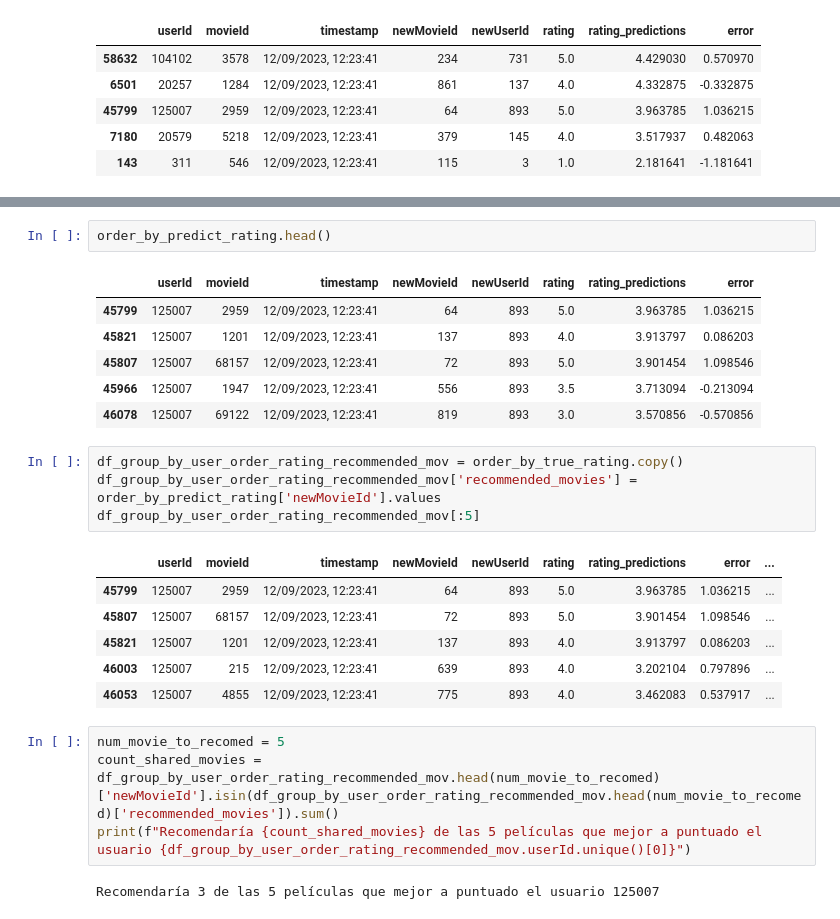
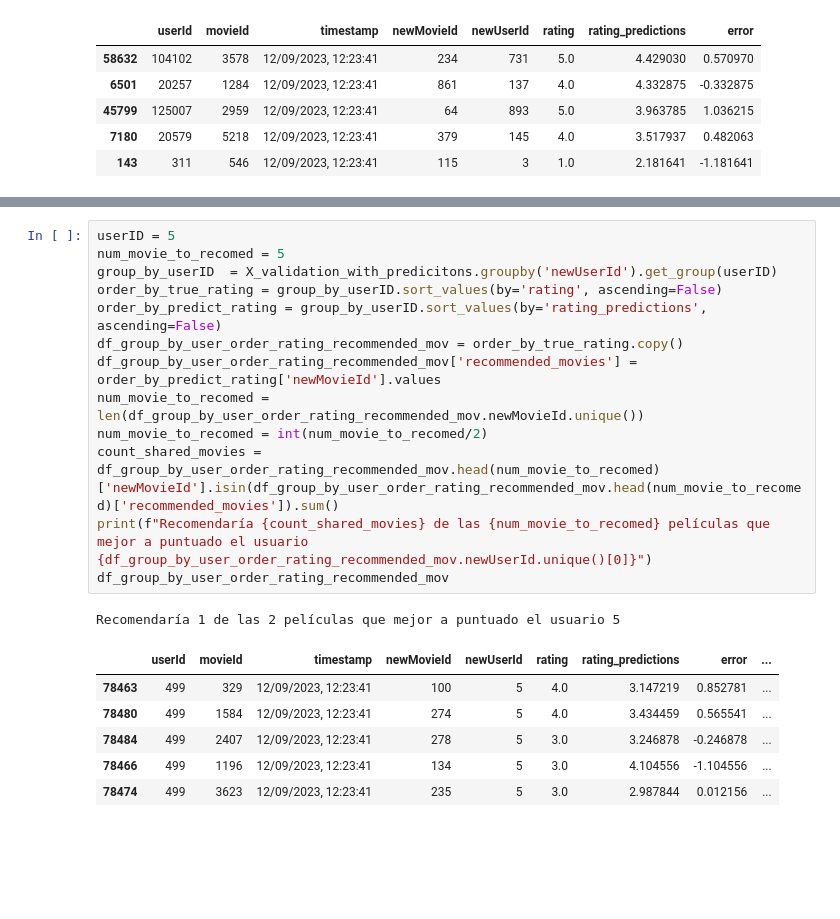
Before and after one commit to Jaime44/WorkSpace, a Jupyter notebook: Notebooks/movie-recommender-systems-using-neural-network.ipynb, the cells around one changed output, grey strips where cells are left out. Drawn from its saved outputs; the diff is of its cells as text; blank space fills up the shorter version.

Commit message:
validations

```diff
--- a/Notebooks/movie-recommender-systems-using-neural-network.ipynb
+++ b/Notebooks/movie-recommender-systems-using-neural-network.ipynb
@@ -736,26 +719,21 @@ order_by_true_rating.head()
-# %%
-order_by_predict_rating.head()
-# %% [output]
-|  | userId | movieId | timestamp | newMovieId | newUserId | rating | rating_predictions | error |
-| 45799 | 125007 | 2959 | 12/09/2023, 12:23:41 | 64 | 893 | 5.0 | 3.963785 | 1.036215 |
-| 45821 | 125007 | 1201 | 12/09/2023, 12:23:41 | 137 | 893 | 4.0 | 3.913797 | 0.086203 |
-| 45807 | 125007 | 68157 | 12/09/2023, 12:23:41 | 72 | 893 | 5.0 | 3.901454 | 1.098546 |
-| 45966 | 125007 | 1947 | 12/09/2023, 12:23:41 | 556 | 893 | 3.5 | 3.713094 | -0.213094 |
-| 46078 | 125007 | 69122 | 12/09/2023, 12:23:41 | 819 | 893 | 3.0 | 3.570856 | -0.570856 |
-# %%
-df_group_by_user_order_rating_recommended_mov = order_by_true_rating.copy()
-df_group_by_user_order_rating_recommended_mov['recommended_movies'] = order_by_predict_rating['newMovieId'].values
-df_group_by_user_order_rating_recommended_mov[:5]
-# %% [output]
-|  | userId | movieId | timestamp | newMovieId | newUserId | rating | rating_predictions | error | ... |
-| 45799 | 125007 | 2959 | 12/09/2023, 12:23:41 | 64 | 893 | 5.0 | 3.963785 | 1.036215 | ... |
-| 45807 | 125007 | 68157 | 12/09/2023, 12:23:41 | 72 | 893 | 5.0 | 3.901454 | 1.098546 | ... |
-| 45821 | 125007 | 1201 | 12/09/2023, 12:23:41 | 137 | 893 | 4.0 | 3.913797 | 0.086203 | ... |
-| 46003 | 125007 | 215 | 12/09/2023, 12:23:41 | 639 | 893 | 4.0 | 3.202104 | 0.797896 | ... |
-| 46053 | 125007 | 4855 | 12/09/2023, 12:23:41 | 775 | 893 | 4.0 | 3.462083 | 0.537917 | ... |
 # %%
+userID = 5
 num_movie_to_recomed = 5
+group_by_userID  = X_validation_with_predicitons.groupby('newUserId').get_group(userID)
+order_by_true_rating = group_by_userID.sort_values(by='rating', ascending=False)
+order_by_predict_rating = group_by_userID.sort_values(by='rating_predictions', ascending=False)
+df_group_by_user_order_rating_recommended_mov = order_by_true_rating.copy()
+df_group_by_user_order_rating_recommended_mov['recommended_movies'] = order_by_predict_rating['newMovieId'].values
+num_movie_to_recomed = len(df_group_by_user_order_rating_recommended_mov.newMovieId.unique())
+num_movie_to_recomed = int(num_movie_to_recomed/2)
 count_shared_movies = df_group_by_user_order_rating_recommended_mov.head(num_movie_to_recomed)['newMovieId'].isin(df_group_by_user_order_rating_recommended_mov.head(num_movie_to_recomed)['recommended_movies']).sum()
-print(f"Recomendaría {count_shared_movies} de las 5 películas que mejor a puntuado el usuario {df_group_by_user_order_rating_recommended_mov.userId.unique()[0]}")
+print(f"Recomendaría {count_shared_movies} de las {num_movie_to_recomed} películas que mejor a puntuado el usuario {df_group_by_user_order_rating_recommended_mov.newUserId.unique()[0]}")
+df_group_by_user_order_rating_recommended_mov
 # %% [output]
-Recomendaría 3 de las 5 películas que mejor a puntuado el usuario 125007
+Recomendaría 1 de las 2 películas que mejor a puntuado el usuario 5
+|  | userId | movieId | timestamp | newMovieId | newUserId | rating | rating_predictions | error | ... |
+| 78463 | 499 | 329 | 12/09/2023, 12:23:41 | 100 | 5 | 4.0 | 3.147219 | 0.852781 | ... |
+| 78480 | 499 | 1584 | 12/09/2023, 12:23:41 | 274 | 5 | 4.0 | 3.434459 | 0.565541 | ... |
+| 78484 | 499 | 2407 | 12/09/2023, 12:23:41 | 278 | 5 | 3.0 | 3.246878 | -0.246878 | ... |
+| 78466 | 499 | 1196 | 12/09/2023, 12:23:41 | 134 | 5 | 3.0 | 4.104556 | -1.104556 | ... |
+| 78474 | 499 | 3623 | 12/09/2023, 12:23:41 | 235 | 5 | 3.0 | 2.987844 | 0.012156 | ... |
```
Also changed, not shown: parts of 7 cells of this notebook.
